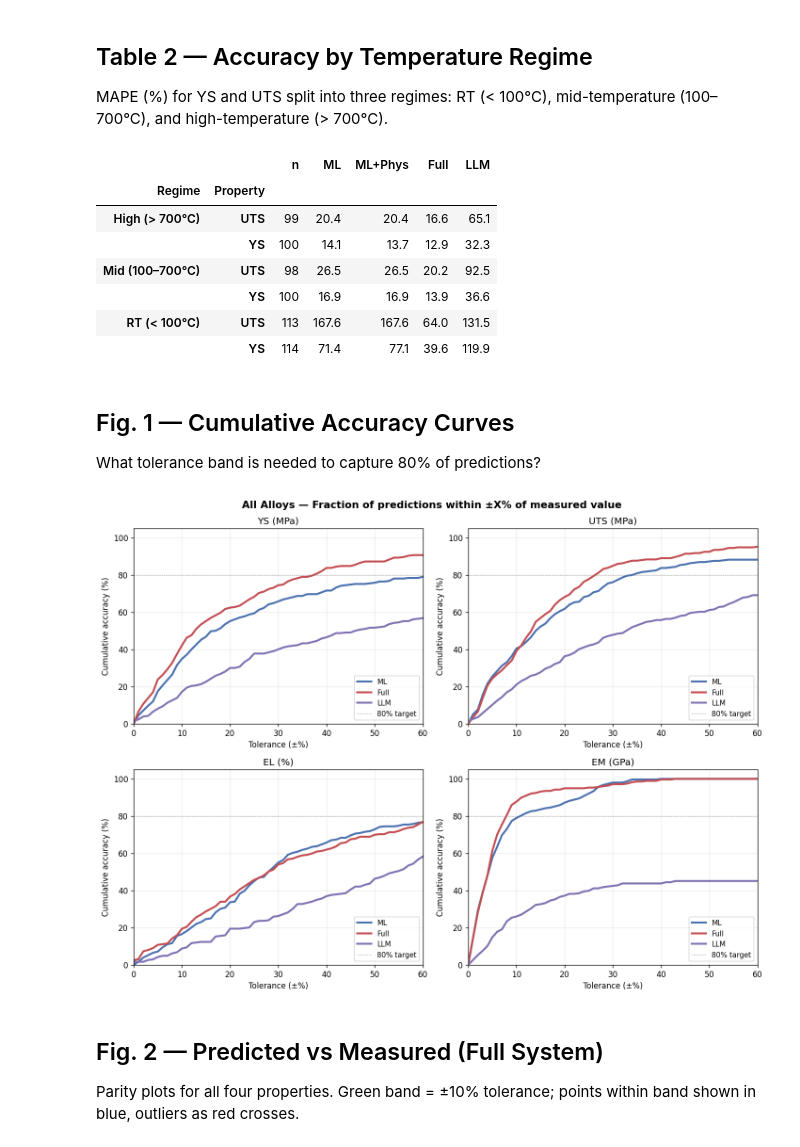
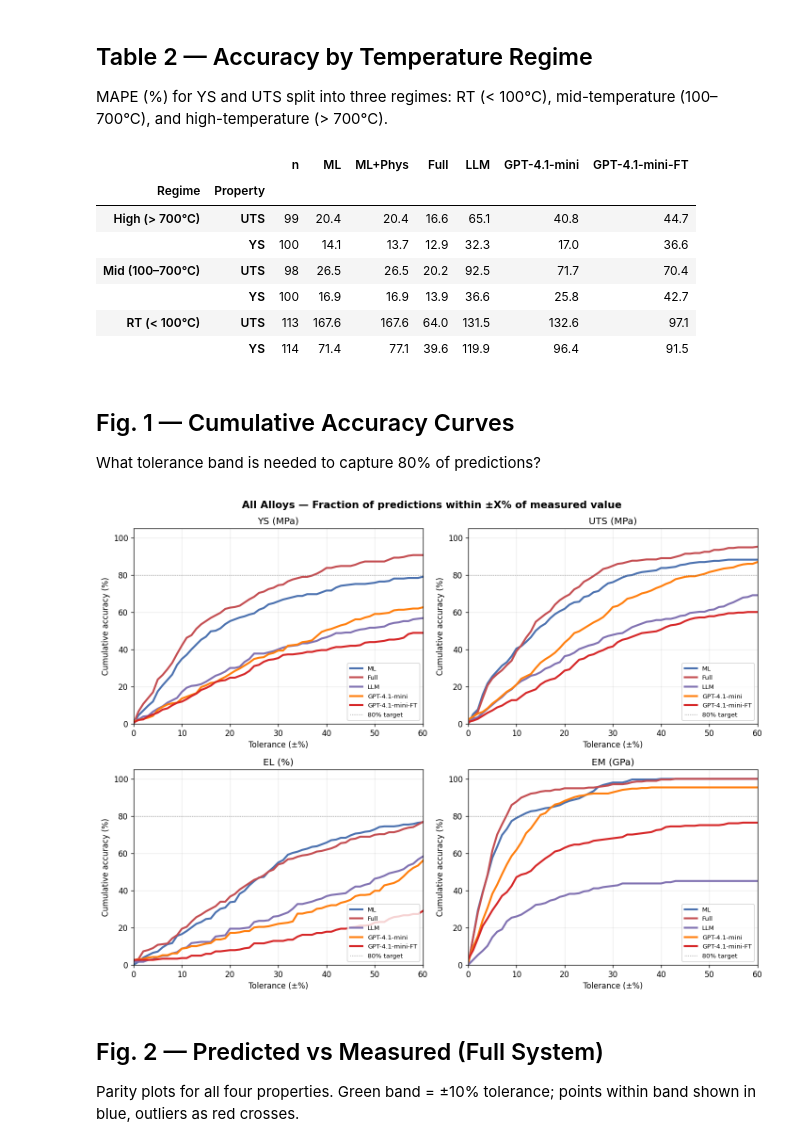
Before and after one commit to AlexLecu/AlloyGraph, a Jupyter notebook: evaluation/prediction/notebooks/00_evaluate_all.ipynb, the cells around one changed output. Cells and saved outputs as stored; diff of their text form; code cells hidden in the pictures.

```diff
--- a/evaluation/prediction/notebooks/00_evaluate_all.ipynb
+++ b/evaluation/prediction/notebooks/00_evaluate_all.ipynb
@@ -17,9 +17,21 @@ ml   = pd.read_csv(R / 'ml_only.csv')
 det  = pd.read_csv(R / 'ml_deterministic.csv')
 full = pd.read_csv(R / 'full_system.csv')
 llm  = pd.read_csv(R / 'llm_only.csv')
+gpt  = pd.read_csv(R / 'gpt4.1.csv')
+ft   = pd.read_csv(R / 'gpt4.1_ft.csv')
 
-METHODS = {'ML': ml, 'ML+Phys': det, 'Full': full, 'LLM': llm}
-COLORS  = {'ML': '#4C72B0', 'ML+Phys': '#55A868', 'Full': '#C44E52', 'LLM': '#8172B2'}
+# Coerce prediction columns to numeric (GPT CSVs may have string values)
+NUM_COLS = ['pred_ys', 'actual_ys', 'pred_uts', 'actual_uts',
+            'pred_el', 'actual_el', 'pred_em', 'actual_em', 'temperature']
+for df in [gpt, ft]:
+    for col in NUM_COLS:
+        if col in df.columns:
+            df[col] = pd.to_numeric(df[col], errors='coerce')
+
+METHODS = {'ML': ml, 'ML+Phys': det, 'Full': full,
+           'LLM': llm, 'GPT-4.1-mini': gpt, 'GPT-4.1-mini-FT': ft}
+COLORS  = {'ML': '#4C72B0', 'ML+Phys': '#55A868', 'Full': '#C44E52',
+           'LLM': '#8172B2', 'GPT-4.1-mini': '#FF7F0E', 'GPT-4.1-mini-FT': '#D62728'}
 PROPS   = [('pred_ys','actual_ys','YS (MPa)'), ('pred_uts','actual_uts','UTS (MPa)'),
            ('pred_el','actual_el','EL (%)'),    ('pred_em','actual_em','EM (GPa)')]
 
@@ -93,6 +113,7 @@ def temp_regime(t):
     else: return 'High (> 700\u00b0C)'
 
 REGIMES = ['RT (< 100\u00b0C)', 'Mid (100\u2013700\u00b0C)', 'High (> 700\u00b0C)']
+METHOD_ORDER = ['ML', 'ML+Phys', 'Full', 'LLM', 'GPT-4.1-mini', 'GPT-4.1-mini-FT']
 
 rows = []
 for mn, df in METHODS.items():
@@ -107,51 +128,54 @@ for mn, df in METHODS.items():
 
 temp_tbl = pd.DataFrame(rows)
 pivot = temp_tbl.pivot_table(index=['Regime', 'Property'], columns='Method', values='MAPE')
-pivot = pivot[['ML', 'ML+Phys', 'Full', 'LLM']]
+pivot = pivot[[m for m in METHOD_ORDER if m in pivot.columns]]
 
 n_ref = temp_tbl[temp_tbl['Method']=='ML'][['Regime','Property','n']].set_index(['Regime','Property'])
 pivot = n_ref.join(pivot)
 pivot.index = pivot.index.set_levels([REGIMES, ['YS', 'UTS']])
 
-display(pivot.style.format({'n': '{:.0f}', 'ML': '{:.1f}', 'ML+Phys': '{:.1f}',
-                            'Full': '{:.1f}', 'LLM': '{:.1f}'}, na_rep='\u2014')
-        .highlight_min(subset=['ML', 'ML+Phys', 'Full', 'LLM'], axis=1,
+fmt = {c: '{:.1f}' for c in pivot.columns if c != 'n'}
+fmt['n'] = '{:.0f}'
+display(pivot.style.format(fmt, na_rep='\u2014')
+        .highlight_min(subset=[c for c in pivot.columns if c != 'n'], axis=1,
                        props='font-weight:bold;color:green'))
 # %% [output]
-|  |  | n | ML | ML+Phys | Full | LLM |
-| Regime | Property |  |  |  |  |  |
-| High (> 700°C) | UTS | 99 | 20.4 | 20.4 | 16.6 | 65.1 |
-|  | YS | 100 | 14.1 | 13.7 | 12.9 | 32.3 |
-| Mid (100–700°C) | UTS | 98 | 26.5 | 26.5 | 20.2 | 92.5 |
-|  | YS | 100 | 16.9 | 16.9 | 13.9 | 36.6 |
-| RT (< 100°C) | UTS | 113 | 167.6 | 167.6 | 64.0 | 131.5 |
-|  | YS | 114 | 71.4 | 77.1 | 39.6 | 119.9 |
+|  |  | n | ML | ML+Phys | Full | LLM | GPT-4.1-mini | GPT-4.1-mini-FT |
+| Regime | Property |  |  |  |  |  |  |  |
+| High (> 700°C) | UTS | 99 | 20.4 | 20.4 | 16.6 | 65.1 | 40.8 | 44.7 |
+|  | YS | 100 | 14.1 | 13.7 | 12.9 | 32.3 | 17.0 | 36.6 |
+| Mid (100–700°C) | UTS | 98 | 26.5 | 26.5 | 20.2 | 92.5 | 71.7 | 70.4 |
+|  | YS | 100 | 16.9 | 16.9 | 13.9 | 36.6 | 25.8 | 42.7 |
+| RT (< 100°C) | UTS | 113 | 167.6 | 167.6 | 64.0 | 131.5 | 132.6 | 97.1 |
+|  | YS | 114 | 71.4 | 77.1 | 39.6 | 119.9 | 96.4 | 91.5 |
 # %% [markdown]
 ## Fig. 1 — Cumulative Accuracy Curves
 
 What tolerance band is needed to capture 80% of predictions?
 # %%
-PLOT_METHODS = {'ML': ml, 'Full': full, 'LLM': llm}
-PLOT_COLORS  = {'ML': '#4C72B0', 'Full': '#C44E52', 'LLM': '#8172B2'}
+PLOT_METHODS = {'ML': ml, 'Full': full, 'LLM': llm,
+                'GPT-4.1-mini': gpt, 'GPT-4.1-mini-FT': ft}
+PLOT_COLORS  = {'ML': '#4C72B0', 'Full': '#C44E52', 'LLM': '#8172B2',
+                'GPT-4.1-mini': '#FF7F0E', 'GPT-4.1-mini-FT': '#D62728'}
 
 tol = np.arange(0, 61, 1)
 fig, axes = plt.subplots(2, 2, figsize=(12, 9))
 
 for ax, (pc, ac, lbl) in zip(axes.ravel(), PROPS):
     for mn, df in PLOT_METHODS.items():
         acc = [pct_within(df, pc, ac, t) for t in tol]
         ax.plot(tol, acc, label=mn, color=PLOT_COLORS[mn], lw=2.5)
     ax.axhline(80, color='gray', ls=':', lw=0.8, label='80% target')
     ax.set(xlabel='Tolerance (\u00b1%)', ylabel='Cumulative accuracy (%)',
            title=lbl, xlim=(0, 60), ylim=(0, 105))
-    ax.legend(fontsize=9, loc='lower right')
+    ax.legend(fontsize=8, loc='lower right')
 
 fig.suptitle('All Alloys \u2014 Fraction of predictions within \u00b1X% of measured value',
              fontsize=13, fontweight='bold')
 plt.tight_layout()
 plt.show()
 # %% [output]
-[figure, old version]
+[figure, new version]
 # %% [markdown]
 ## Fig. 2 — Predicted vs Measured (Full System)
 
```
Also changed, not shown: parts of 8 cells of this notebook, 10 other files.
